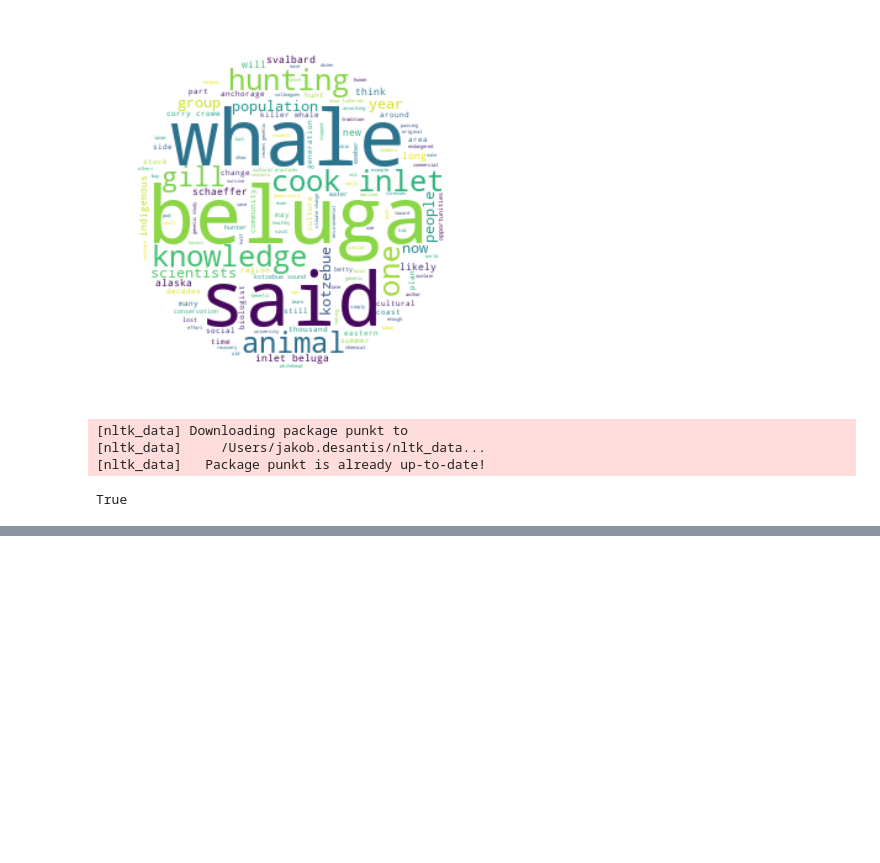
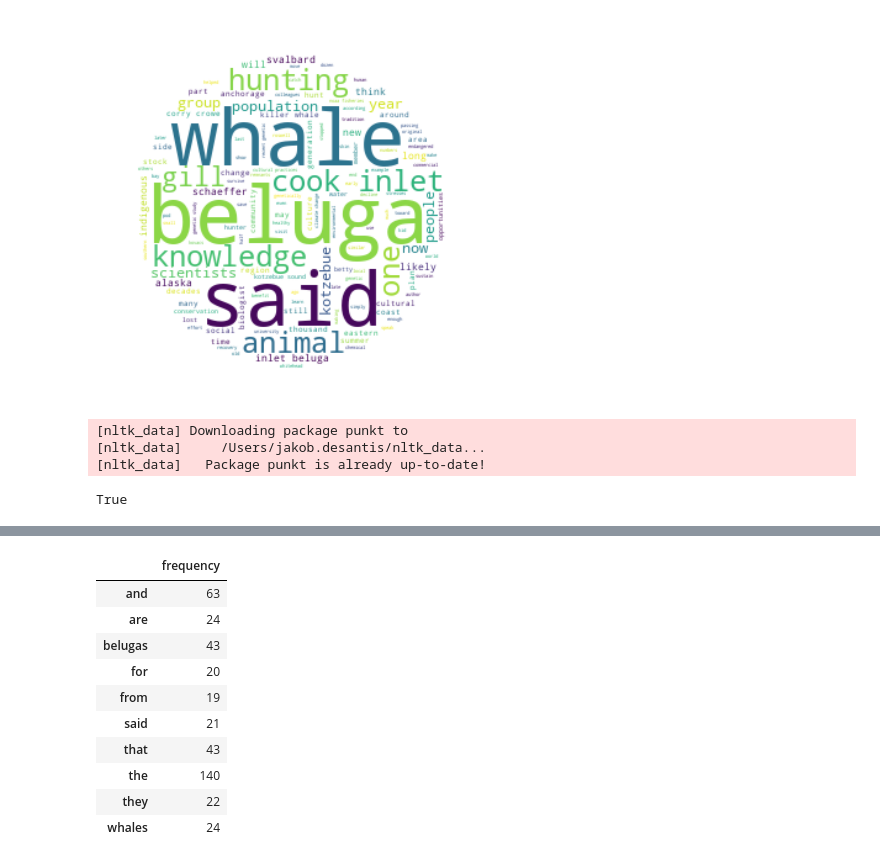
Before and after one commit to jakobdesantis/homework-1, a Jupyter notebook: notebooks/03-textmining.ipynb, the cells around one changed output, grey strips where cells are left out. Drawn from its saved outputs; the diff is of its cells as text; code cells hidden in the pictures; blank space fills up the shorter version.

```diff
--- a/notebooks/03-textmining.ipynb
+++ b/notebooks/03-textmining.ipynb
@@ -131,0 +164,16 @@ from nltk.probability import FreqDist
+# %%
+df_frequence = pd.DataFrame({"frequency": dict(top_10)})
+
+df_frequence
+# %% [output]
+|  | frequency |
+| and | 63 |
+| are | 24 |
+| belugas | 43 |
+| for | 20 |
+| from | 19 |
+| said | 21 |
+| that | 43 |
+| the | 140 |
+| they | 22 |
+| whales | 24 |
```
Also changed, not shown: parts of 6 cells of this notebook.
